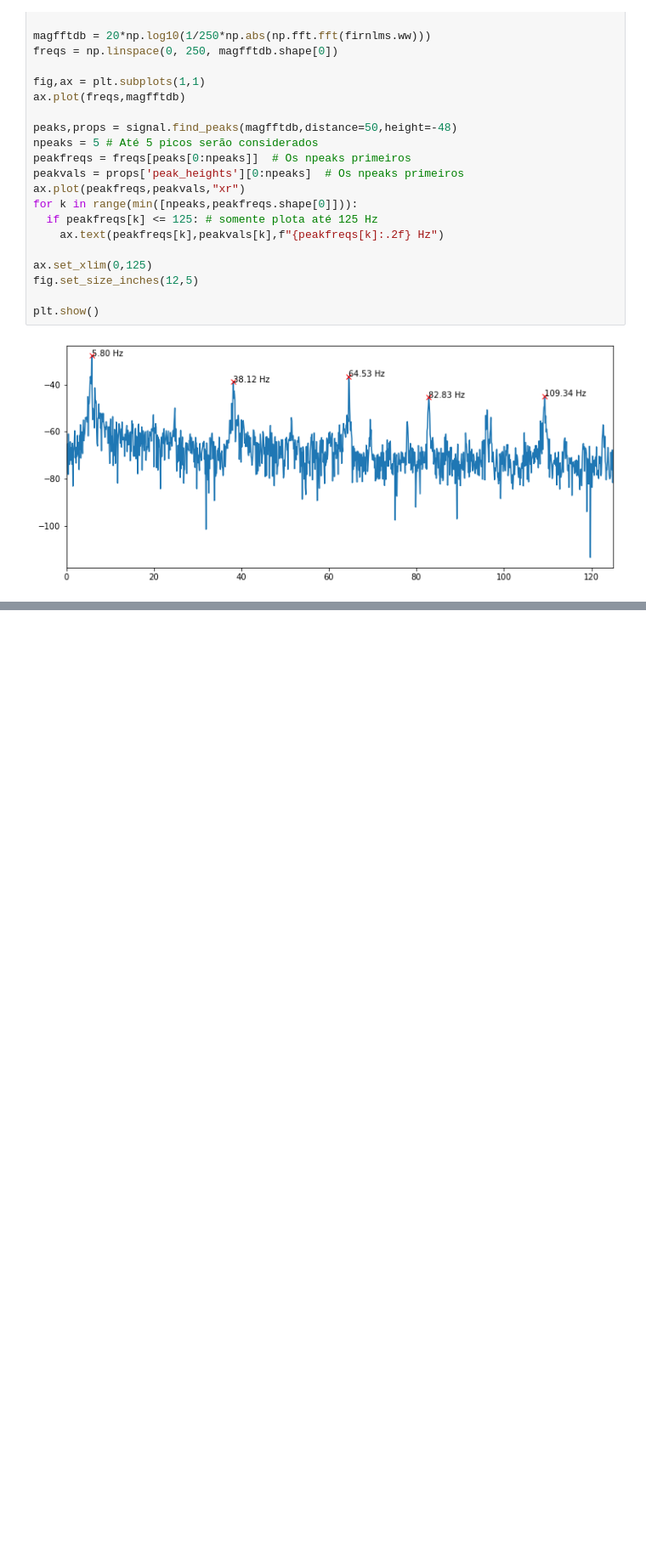
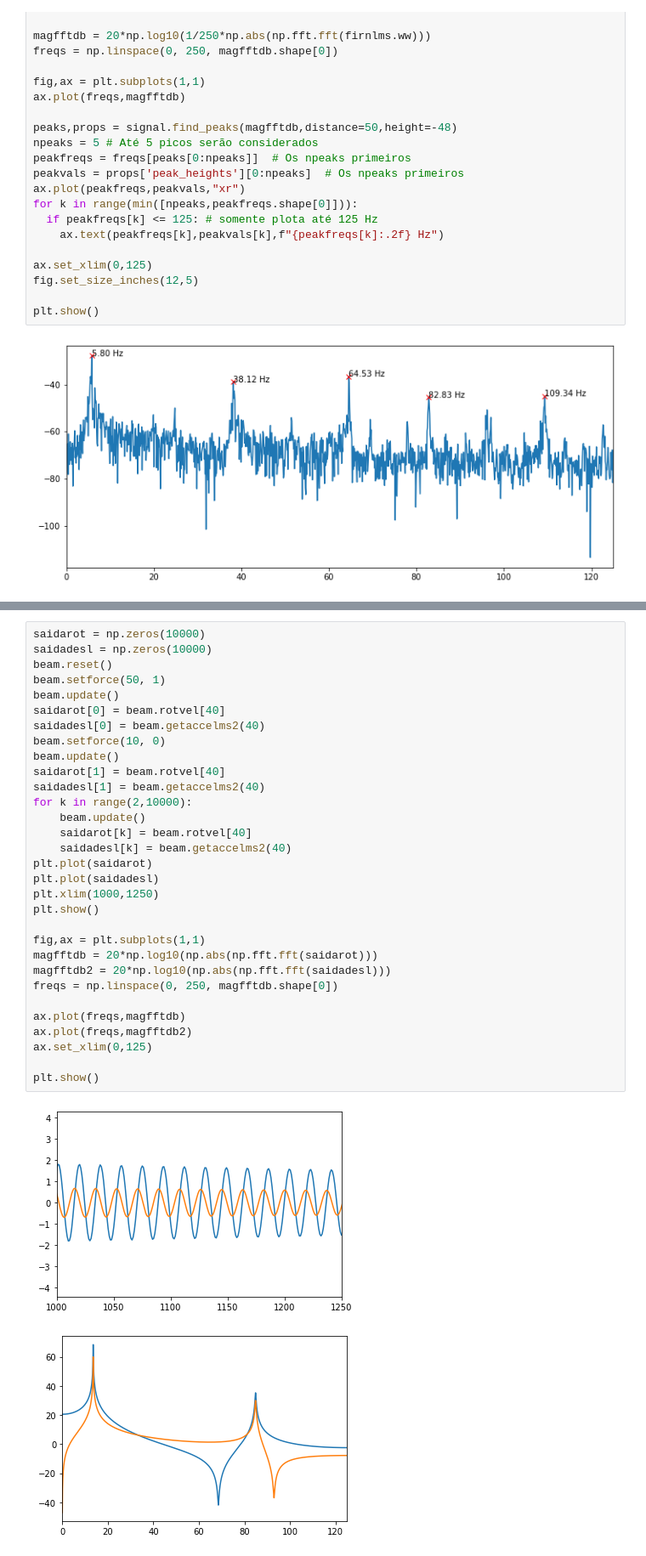
Before and after one commit to eduardobatista/ActVibModules, a Jupyter notebook: Examples.ipynb, the cells around one changed output, grey strips where cells are left out. Shown at 85% size. Saved outputs shown, nothing was run; the diff lists cells and outputs as text; blank space fills up the shorter version.

```diff
--- a/Examples.ipynb
+++ b/Examples.ipynb
@@ -95,0 +109,34 @@ plt.show()
+# %%
+saidarot = np.zeros(10000)
+saidadesl = np.zeros(10000)
+beam.reset()
+beam.setforce(50, 1)
+beam.update()
+saidarot[0] = beam.rotvel[40]
+saidadesl[0] = beam.getaccelms2(40)
+beam.setforce(10, 0)
+beam.update()
+saidarot[1] = beam.rotvel[40]
+saidadesl[1] = beam.getaccelms2(40)
+for k in range(2,10000):
+    beam.update()
+    saidarot[k] = beam.rotvel[40]
+    saidadesl[k] = beam.getaccelms2(40)
+plt.plot(saidarot)
+plt.plot(saidadesl)
+plt.xlim(1000,1250)
+plt.show()
+
+fig,ax = plt.subplots(1,1)
+magfftdb = 20*np.log10(np.abs(np.fft.fft(saidarot)))
+magfftdb2 = 20*np.log10(np.abs(np.fft.fft(saidadesl)))
+freqs = np.linspace(0, 250, magfftdb.shape[0])
+
+ax.plot(freqs,magfftdb)
+ax.plot(freqs,magfftdb2)
+ax.set_xlim(0,125)
+
+plt.show()
+# %% [output]
+[figure, added]
+[figure, added]
```
Also changed, not shown: parts of 3 cells of this notebook, 1 other file.
